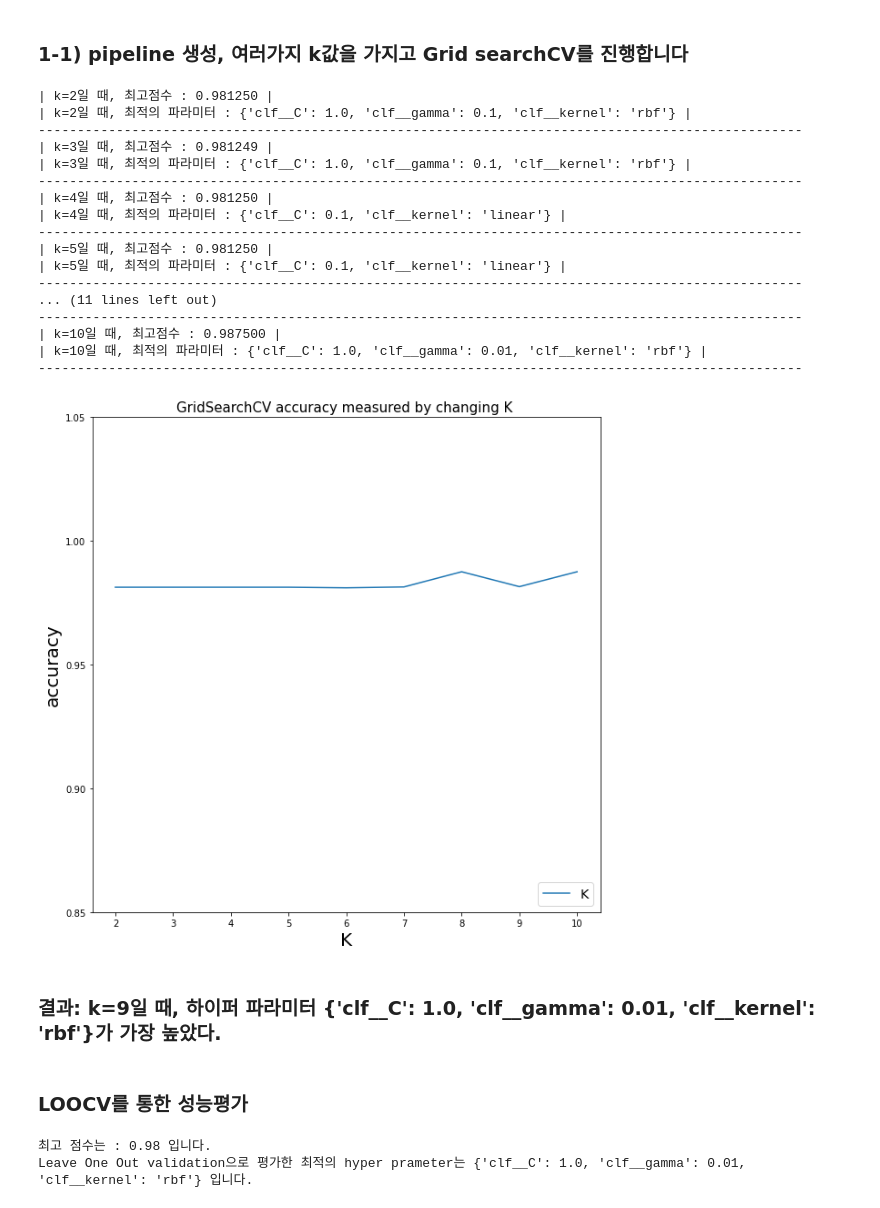
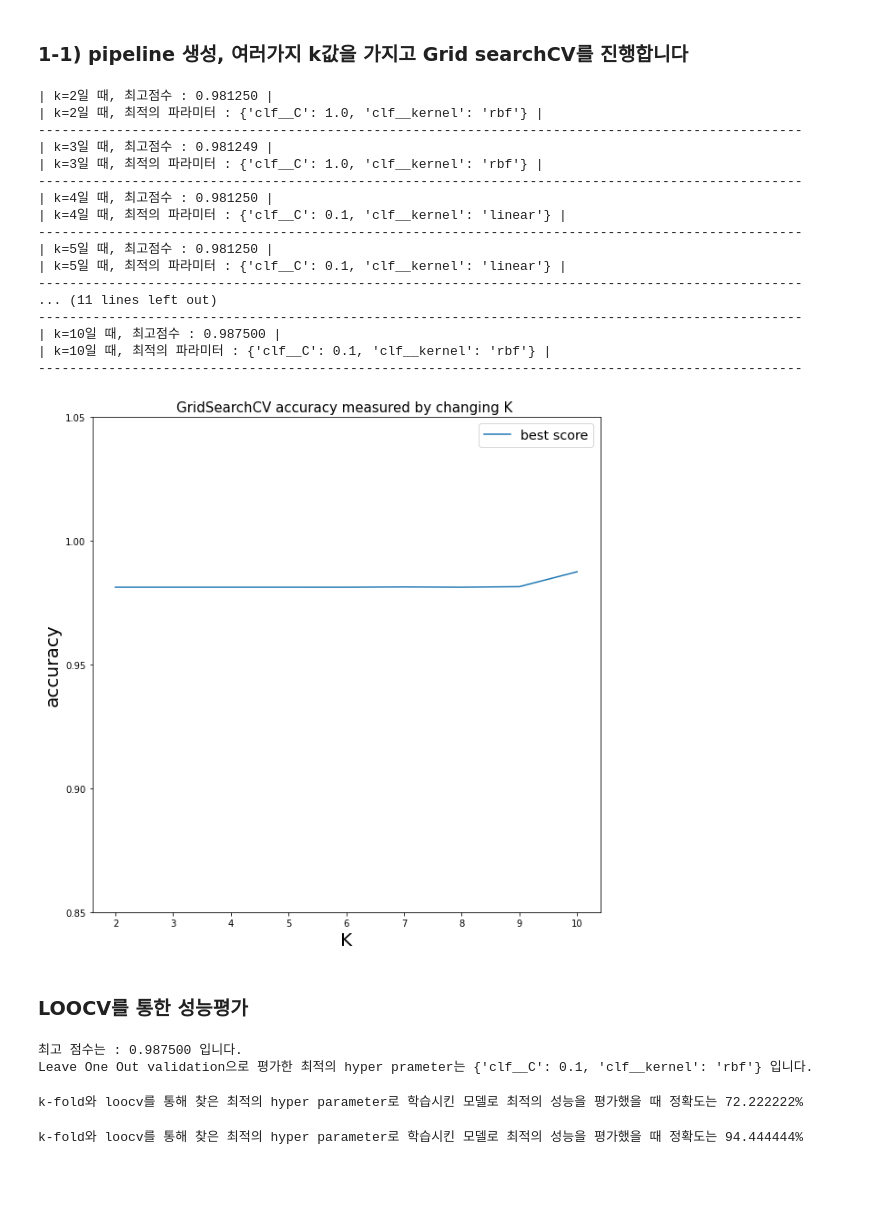
Before and after one commit to UmmAreYouDeveloper/Python-for-ML, a Jupyter notebook: assingment_3/homework4.ipynb, the cells around one changed output. Cells and saved outputs as stored; diff of their text form; code cells hidden in the pictures; blank space fills up the shorter version.

```diff
--- a/assingment_3/homework4.ipynb
+++ b/assingment_3/homework4.ipynb
@@ -443,9 +390,9 @@ param_range = [0.0001, 0.001, 0.01, 0.1, 1.0, 10.0, 100.0, 1000.0]
 # 1 아래의 parmeter들과 위의 c가 한번 씩 모두 들어가서 brute-force를 진행함으로써 제일 좋은 파라미터를  결과로 도출해준다.
 param_grid = [
     {'clf__C': param_range, 'clf__kernel': ['linear']},
-    {'clf__C': param_range, 'clf__gamma': param_range, 'clf__kernel': ['rbf']},
-    {'clf__C': param_range, 'clf__gamma': param_range, 'clf__kernel': ['poly']},
-    {'clf__C': param_range, 'clf__gamma': param_range, 'clf__kernel': ['sigmid']}]
+    {'clf__C': param_range, 'clf__kernel': ['rbf']},
+    {'clf__C': param_range, 'clf__kernel': ['poly']},
+    {'clf__C': param_range, 'clf__kernel': ['sigmid']}]
 
 score = []
 for cv in range(2,11):
@@ -453,51 +400,66 @@ for cv in range(2,11):
     gs = GridSearchCV(estimator=pipe_svc, param_grid=param_grid, scoring='accuracy', cv=cv, n_jobs=-1)
     gs.fit(x_train,y_train)
     score.append(gs.best_score_)
     # 각 k에서 제일 좋은 성능을 냈던 파라미터들의 성능을 점수로 표시
     print('| k=%d일 때, 최고점수 : %.6f |'%(cv,gs.best_score_))
     # 각 k에서 제일 좋은 성능을 냈던 파라미터들의 리스트를 dictionary형태로 출력해준다.
     print('| k=%d일 때, 최적의 파라미터 : %s |'%(cv,gs.best_params_))
     print('--------------------------------------------------------------------------------------------------')
 
-plt.plot([i for i in range(2,11)],score,label='K')
+plt.plot([i for i in range(2,11)],score,label='best score')
 # graph setting
-plt.legend(loc='lower right',fontsize='x-large')
+plt.legend(loc='upper right',fontsize='x-large')
 x_bins = np.arange(2,11,step=1)
 plt.xticks(x_bins)
 y_bins = np.arange(0.85,1.05,step=0.05)
 plt.yticks(y_bins)
 plt.show()
 # %% [output]
 | k=2일 때, 최고점수 : 0.981250 |
-| k=2일 때, 최적의 파라미터 : {'clf__C': 1.0, 'clf__gamma': 0.1, 'clf__kernel': 'rbf'} |
+| k=2일 때, 최적의 파라미터 : {'clf__C': 1.0, 'clf__kernel': 'rbf'} |
 --------------------------------------------------------------------------------------------------
 | k=3일 때, 최고점수 : 0.981249 |
-| k=3일 때, 최적의 파라미터 : {'clf__C': 1.0, 'clf__gamma': 0.1, 'clf__kernel': 'rbf'} |
+| k=3일 때, 최적의 파라미터 : {'clf__C': 1.0, 'clf__kernel': 'rbf'} |
 --------------------------------------------------------------------------------------------------
 | k=4일 때, 최고점수 : 0.981250 |
 | k=4일 때, 최적의 파라미터 : {'clf__C': 0.1, 'clf__kernel': 'linear'} |
 --------------------------------------------------------------------------------------------------
 | k=5일 때, 최고점수 : 0.981250 |
 | k=5일 때, 최적의 파라미터 : {'clf__C': 0.1, 'clf__kernel': 'linear'} |
 --------------------------------------------------------------------------------------------------
 ... (11 lines left out)
 --------------------------------------------------------------------------------------------------
 | k=10일 때, 최고점수 : 0.987500 |
-| k=10일 때, 최적의 파라미터 : {'clf__C': 1.0, 'clf__gamma': 0.01, 'clf__kernel': 'rbf'} |
+| k=10일 때, 최적의 파라미터 : {'clf__C': 0.1, 'clf__kernel': 'rbf'} |
 --------------------------------------------------------------------------------------------------
-[figure, old version]
+[figure, new version]
-# %% [markdown]
-### 결과: k=9일 때, 하이퍼 파라미터 {'clf__C': 1.0, 'clf__gamma': 0.01, 'clf__kernel': 'rbf'}가 가장 높았다.
 # %% [markdown]
 ### LOOCV를 통한 성능평가
 # %%
-# caution : 상당히 오래걸리므로 차분히 기다린다. => 안된다고 끄지말 것
 from sklearn.model_selection import LeaveOneOut
 
 gs = GridSearchCV(estimator=pipe_svc, param_grid=param_grid, scoring='accuracy', cv=LeaveOneOut(), n_jobs=-1)
 gs.fit(x_train,y_train)
-print('최고 점수는 : %.2f 입니다.' % gs.best_score_)
+print('최고 점수는 : %.6f 입니다.' % gs.best_score_)
 print("Leave One Out validation으로 평가한 최적의 hyper prameter는 %s 입니다."%gs.best_params_)
 # %% [output]
-최고 점수는 : 0.98 입니다.
-Leave One Out validation으로 평가한 최적의 hyper prameter는 {'clf__C': 1.0, 'clf__gamma': 0.01, 'clf__kernel': 'rbf'} 입니다.
+최고 점수는 : 0.987500 입니다.
+Leave One Out validation으로 평가한 최적의 hyper prameter는 {'clf__C': 0.1, 'clf__kernel': 'rbf'} 입니다.
+# %%
+from sklearn import svm
+
+clf = svm.SVC(C=0.1)
+clf.fit(x_train,y_train)
+y_pred = clf.predict(x_test)
+print('k-fold와 loocv를 통해 찾은 최적의 hyper parameter로 학습시킨 모델로 최적의 성능을 평가했을 때 정확도는 %f%%'%((y_test==y_pred).mean() * 100))
+# %% [output]
+k-fold와 loocv를 통해 찾은 최적의 hyper parameter로 학습시킨 모델로 최적의 성능을 평가했을 때 정확도는 72.222222%
+# %%
+from sklearn import svm
+
+clf = svm.SVC(C=0.31,kernel='linear')
+clf.fit(x_train,y_train)
+y_pred = clf.predict(x_test)
+print('1번에 찾은 최적의 hyper parameter로 학습시킨 모델로 최적의 성능을 평가했을 때 정확도는 %f%%'%((y_test==y_pred).mean() * 100))
+# %% [output]
+k-fold와 loocv를 통해 찾은 최적의 hyper parameter로 학습시킨 모델로 최적의 성능을 평가했을 때 정확도는 94.444444%
```
Also changed, not shown: parts of 23 cells of this notebook, 1 other file.
